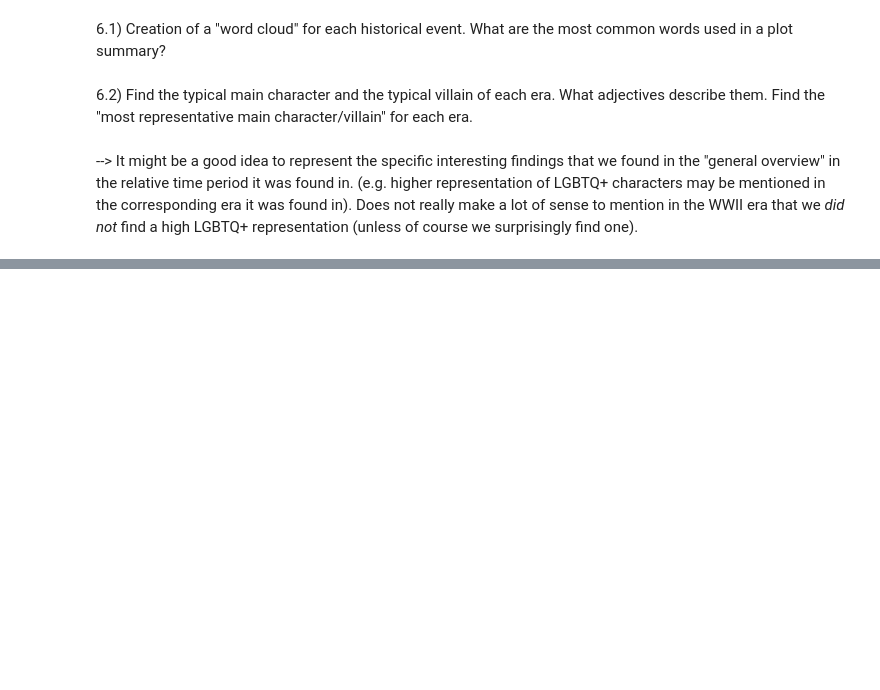
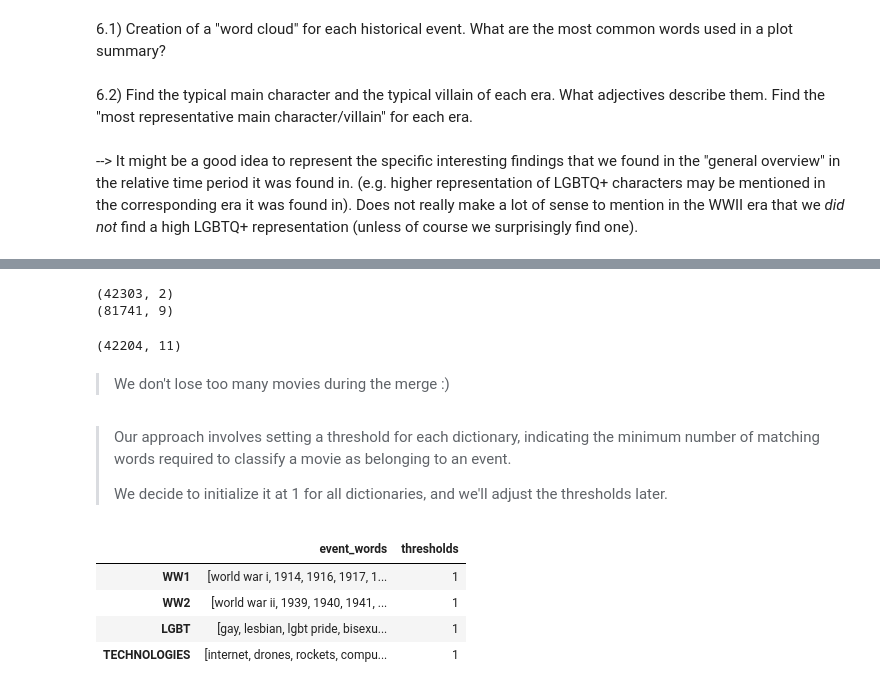
Before and after one commit to epfl-ada/ada-2023-project-onsecalme123, a Jupyter notebook: milestone2.ipynb, the cells around one changed output, grey strips where cells are left out. Cells and saved outputs as stored; diff of their text form; code cells hidden in the pictures; blank space fills up the shorter version.

```diff
--- a/milestone2.ipynb
+++ b/milestone2.ipynb
@@ -1134,0 +1202,42 @@ Comment: Only the first 20 elemenents of genres were printed here due to clarity
+# %%
+movie_plots = plot_summaries.copy()
+movie_info = movies.copy()
+
+print(movie_plots.shape)
+print(movie_info.shape)
+# %% [output]
+(42303, 2)
+(81741, 9)
+# %%
+# Merging movie and plot_summaries datasets
+
+merged_df = pd.merge(movie_info, movie_plots, how='inner', left_on='id_wiki', right_on='id_wiki_movie').copy()
+
+print(merged_df.shape)
+# %% [output]
+(42204, 11)
+# %% [markdown]
+> We don't lose too many movies during the merge :)
+# %% [markdown]
+> Our approach involves setting a threshold for each dictionary, indicating the minimum number of matching words required to classify a movie as belonging to an event.
+>
+> We decide to initialize it at 1 for all dictionaries, and we'll adjust the thresholds later.
+# %%
+# Create a DataFrame for events dictionaries
+
+words = {'event_words': [ww1_dict, ww2_dict, lgbt_dict, technologies_dict]}
+dictionaries_df = pd.DataFrame(data=words, index=['WW1', 'WW2', 'LGBT', 'TECHNOLOGIES'])
+
+
+# Add a 'thresholds' column initialized with ones
+
+dictionaries_df['thresholds'] = 1
+
+
+display(dictionaries_df)
+# %% [output]
+|  | event_words | thresholds |
+| WW1 | [world war i, 1914, 1916, 1917, 1... | 1 |
+| WW2 | [world war ii, 1939, 1940, 1941, ... | 1 |
+| LGBT | [gay, lesbian, lgbt pride, bisexu... | 1 |
+| TECHNOLOGIES | [internet, drones, rockets, compu... | 1 |
```
Also changed, not shown: parts of 17 cells of this notebook.
